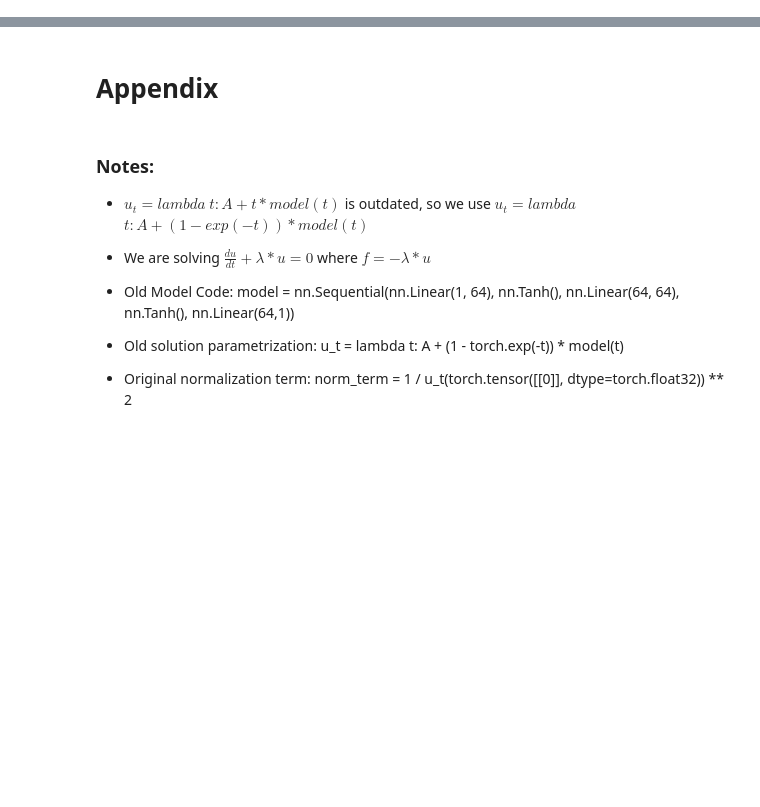
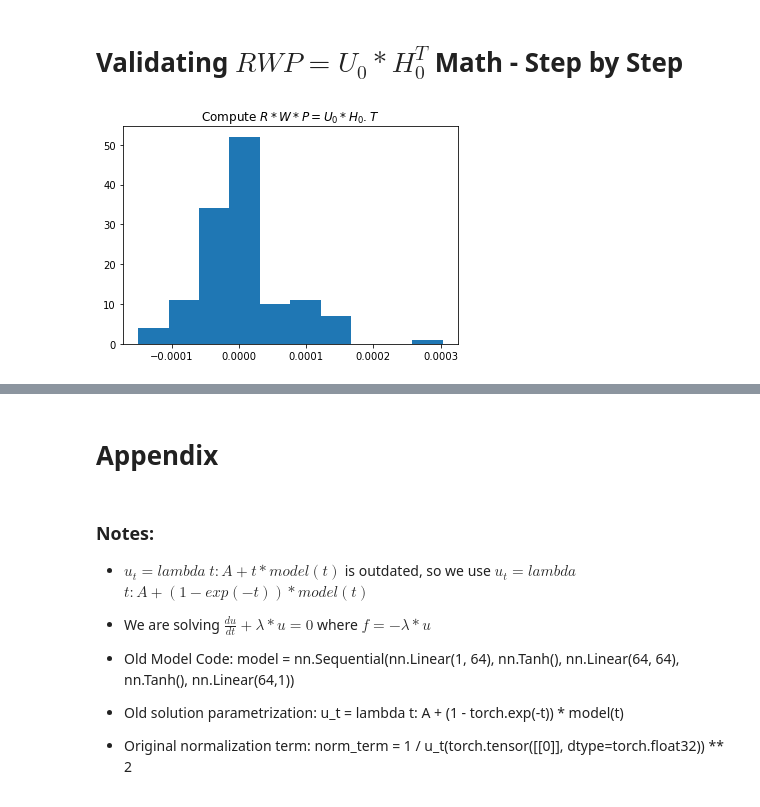
Before and after one commit to Hari-Raval/Harvard-Thesis, a Jupyter notebook: src/solve_two_linear_ode/transfer_learning_differential_equation_solve_V3.ipynb, the cells around one changed output, grey strips where cells are left out. Saved outputs shown, nothing was run; the diff lists cells and outputs as text; code cells hidden in the pictures; blank space fills up the shorter version.

```diff
--- a/src/solve_two_linear_ode/transfer_learning_differential_equation_solve_V3.ipynb
+++ b/src/solve_two_linear_ode/transfer_learning_differential_equation_solve_V3.ipynb
@@ -427,0 +404,28 @@ dh_dt after adjusting:  torch.Size([500, 129, 1])
+# %% [markdown]
+# Validating $RWP  = U_0 * H_0^T$ Math  - Step by Step
+# %%
+# compute the P matrix
+P = torch.cat([dH_dt_times_dH_dt_T, dH_dt_times_H_T, H_times_dH_dt_T, H_times_H_T, H_0_T_times_H_0], dim=0)
+# compute the R matrix
+ones_mtx = torch.ones(num_equations, num_equations)
+ones_mtx[0, 1] = 0
+ones_mtx[1, 0] = 0
+R = torch.cat([ones_mtx, A.T, A, torch.matmul(A.T, A), ones_mtx], dim=0).T
+
+zero_mat = torch.zeros((2, 65))
+
+W1 = torch.cat([w_r_new, zero_mat, zero_mat, zero_mat, zero_mat])
+W2 = torch.cat([zero_mat, w_r_new, zero_mat, zero_mat, zero_mat])
+W3 = torch.cat([zero_mat, zero_mat, w_r_new, zero_mat, zero_mat])
+W4 = torch.cat([zero_mat, zero_mat, zero_mat, w_r_new, zero_mat])
+W5 = torch.cat([zero_mat, zero_mat, zero_mat, zero_mat, w_r_new])
+W = torch.cat([W1, W2, W3, W4, W5], dim=1)
+# %%
+# CHECKING R * W * P = U_0 * H_0.T
+RW = torch.matmul(R, W)
+RWP = torch.matmul(RW, P)
+overall1 = RWP - torch.matmul(v, H_0)
+plt.hist(overall1.detach().numpy().reshape(-1,1));
+plt.title("Compute $R * W * P = U_0 * H_0.T$");
+# %% [output]
+[figure, added]
```
Also changed, not shown: parts of 43 cells of this notebook, 1 other file.
